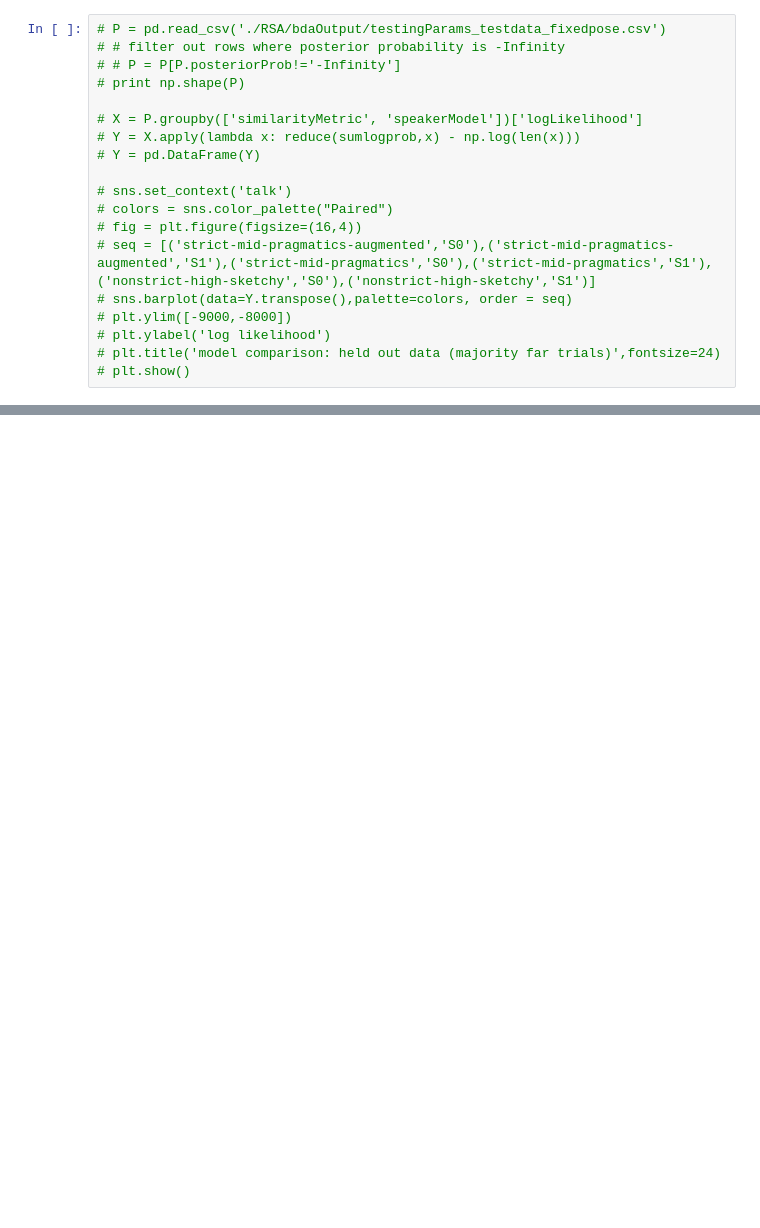
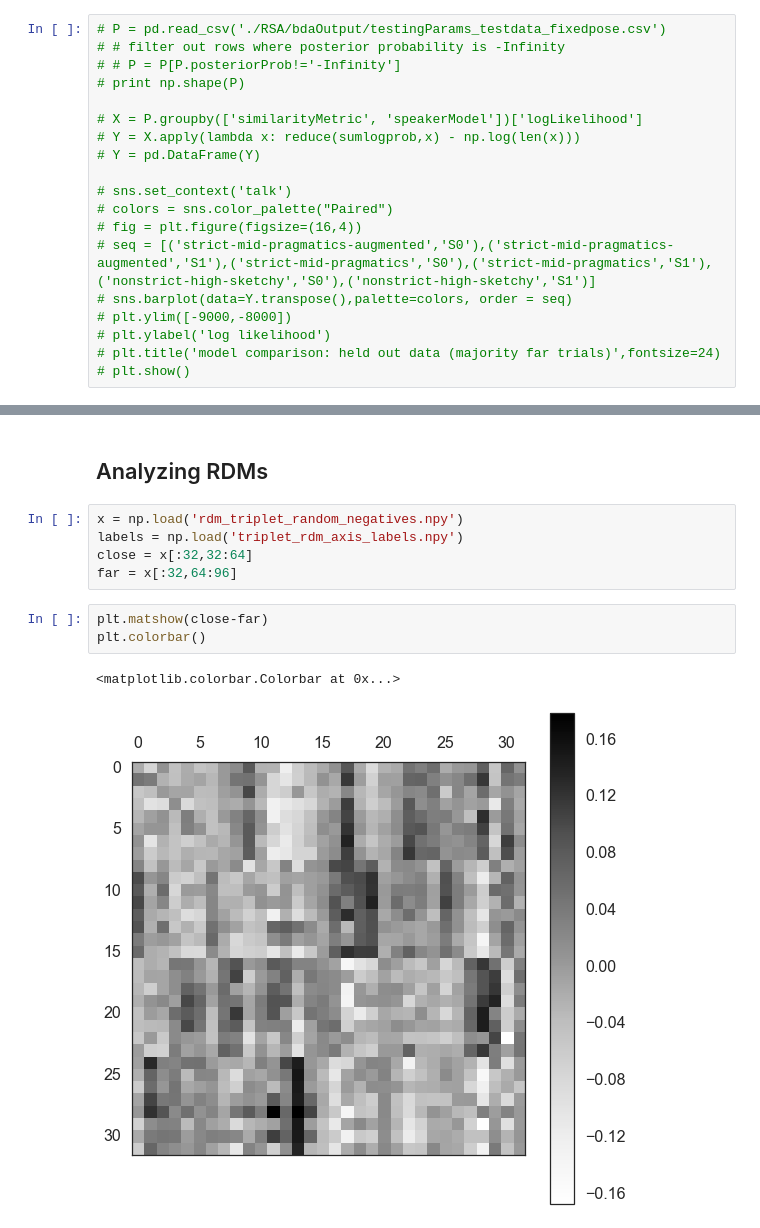
Before and after one commit to judithfan/visual_communication_in_context, a Jupyter notebook: analysis/pilot2_analysis_sketchpad_basic.ipynb, the cells around one changed output, grey strips where cells are left out. Saved outputs shown, nothing was run; the diff lists cells and outputs as text; blank space fills up the shorter version.

```diff
--- a/analysis/pilot2_analysis_sketchpad_basic.ipynb
+++ b/analysis/pilot2_analysis_sketchpad_basic.ipynb
@@ -915,0 +916,13 @@ plt.savefig('./plots/model_comparison_for_vss_abstract.pdf')
+# %% [markdown]
+## Analyzing RDMs
+# %%
+x = np.load('rdm_triplet_random_negatives.npy')
+labels = np.load('triplet_rdm_axis_labels.npy')
+close = x[:32,32:64]
+far = x[:32,64:96]
+# %%
+plt.matshow(close-far)
+plt.colorbar()
+# %% [output]
+<matplotlib.colorbar.Colorbar at 0x...>
+[figure, added]
```
Also changed, not shown: parts of 12 cells of this notebook.
